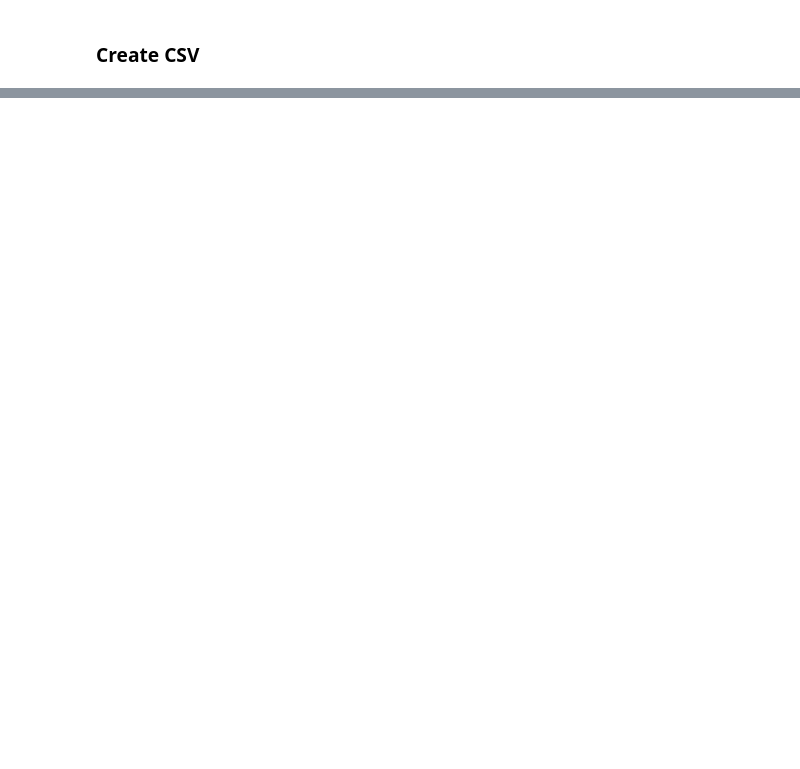
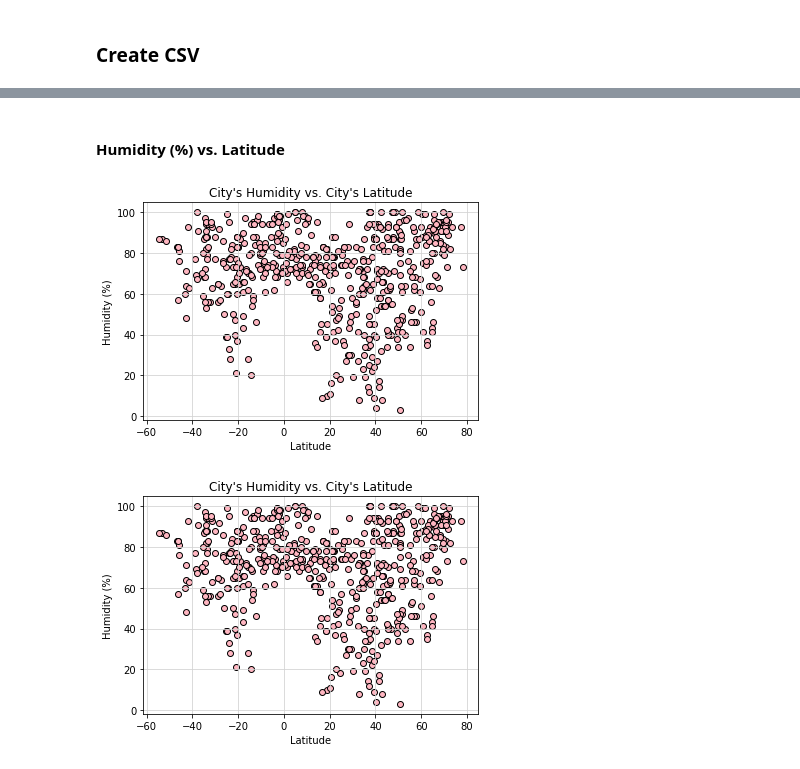
Before and after one commit to chelseakno/weather_api, a Jupyter notebook: weatherPy.ipynb, the cells around one changed output, grey strips where cells are left out. Saved outputs shown, nothing was run; the diff lists cells and outputs as text; code cells hidden in the pictures; blank space fills up the shorter version.

```diff
--- a/weatherPy.ipynb
+++ b/weatherPy.ipynb
@@ -111,0 +194,15 @@ The cloudiness information received is: [75, 20, 100, 40, 98, 20, 20, 40, 78, 10
+# %% [markdown]
+#### Humidity (%) vs. Latitude
+# %%
+# Creating plot
+plt.scatter(weatherData_df["Latitude"],weatherData_df["Humidity"],edgecolors="black",facecolors="lightpink")
+# Adding style to chart
+plt.title("City's Humidity vs. City's Latitude")
+plt.xlabel("Latitude")
+plt.ylabel("Humidity (%)")
+plt.grid (b=True,which="major",axis="both",linestyle="-",color="lightgrey")
+plt.savefig("data/figures/humid_vs_lat.png")
+plt.show()
+# %% [output]
+[figure, added]
+[figure, added]
```
Also changed, not shown: parts of 16 cells of this notebook, 6 other files.
